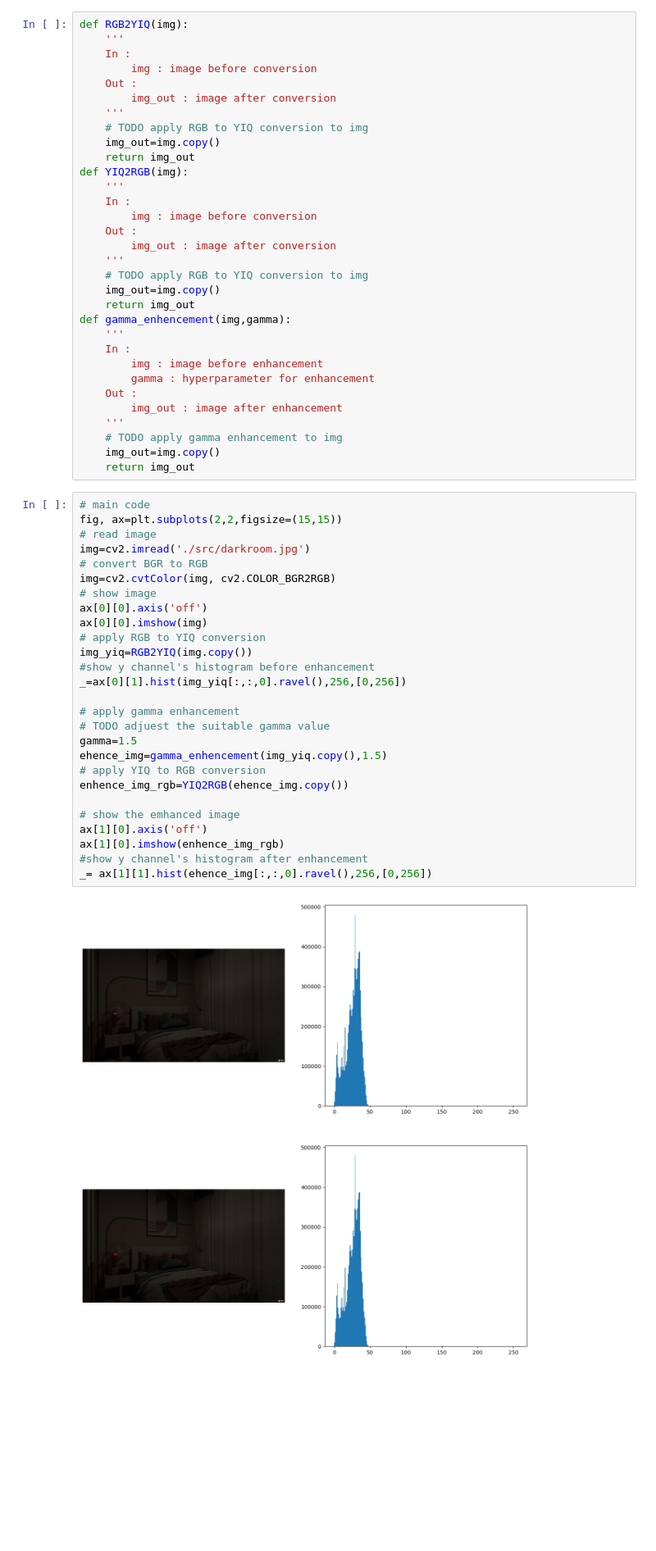
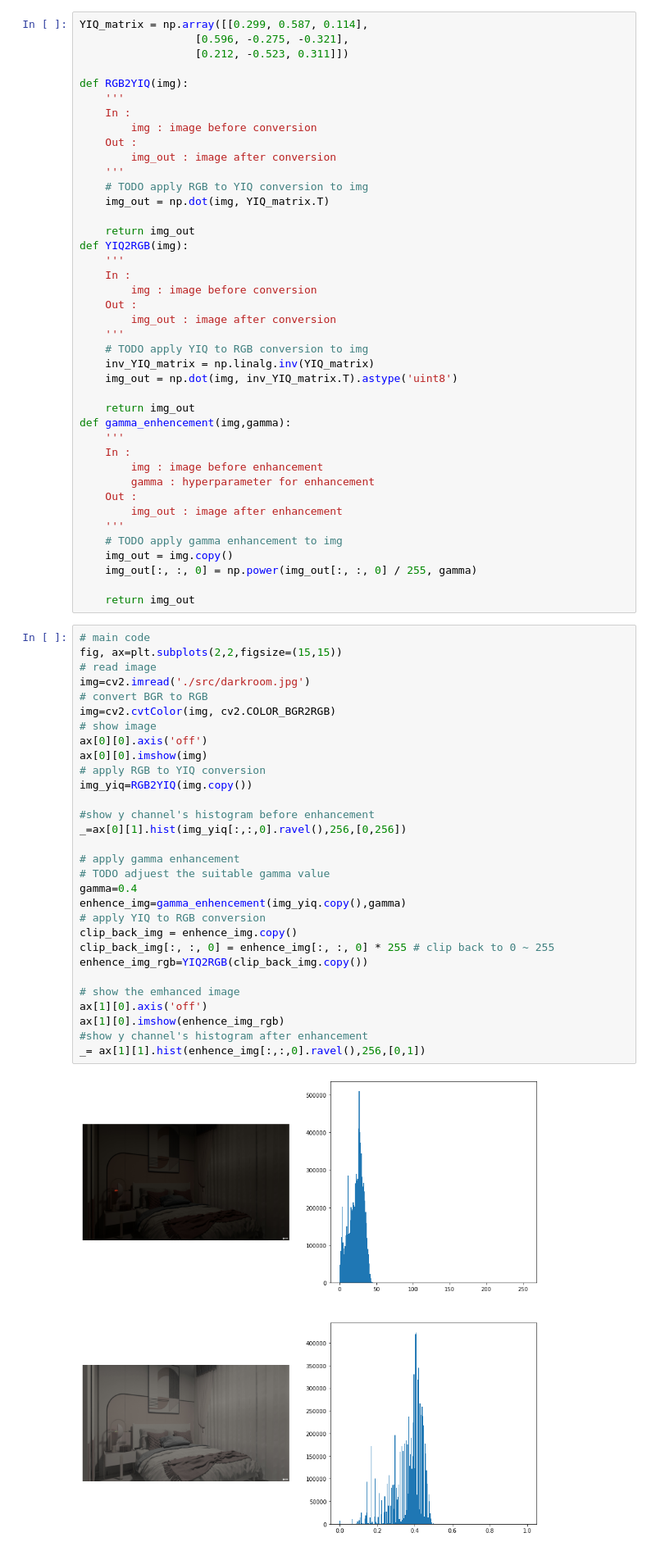
Before and after one commit to huiyuiui/MultimediaHw, a Jupyter notebook: HW1/HW1.ipynb, the cells around one changed output. Shown at 82% size. Cells and saved outputs as stored; diff of their text form; blank space fills up the shorter version.

Commit message:
complete gamma transform

```diff
--- a/HW1/HW1.ipynb
+++ b/HW1/HW1.ipynb
@@ -102,6 +103,10 @@ TODO ......
 ## **Question 2 - Image enhencement (30%)**
 implement the following steps to correct the image **dark room**. (You cannot use any built-in functions to perform the enhancement procedure)
 # %%
+YIQ_matrix = np.array([[0.299, 0.587, 0.114],
+                  [0.596, -0.275, -0.321],
+                  [0.212, -0.523, 0.311]])
+
 def RGB2YIQ(img):
     '''
     In :
@@ -110,7 +115,8 @@ def RGB2YIQ(img):
         img_out : image after conversion
     '''
     # TODO apply RGB to YIQ conversion to img
-    img_out=img.copy()
+    img_out = np.dot(img, YIQ_matrix.T)
+
     return img_out
 def YIQ2RGB(img):
     '''
@@ -119,8 +125,10 @@ def YIQ2RGB(img):
     Out :
         img_out : image after conversion
     '''
-    # TODO apply RGB to YIQ conversion to img
-    img_out=img.copy()
+    # TODO apply YIQ to RGB conversion to img
+    inv_YIQ_matrix = np.linalg.inv(YIQ_matrix)
+    img_out = np.dot(img, inv_YIQ_matrix.T).astype('uint8')
+
     return img_out
 def gamma_enhencement(img,gamma):
     '''
@@ -131,34 +139,39 @@ def gamma_enhencement(img,gamma):
         img_out : image after enhancement
     '''
     # TODO apply gamma enhancement to img
-    img_out=img.copy()
+    img_out = img.copy()
+    img_out[:, :, 0] = np.power(img_out[:, :, 0] / 255, gamma)
+
     return img_out
 # %%
 # main code
 fig, ax=plt.subplots(2,2,figsize=(15,15))
 # read image
 img=cv2.imread('./src/darkroom.jpg')
 # convert BGR to RGB
 img=cv2.cvtColor(img, cv2.COLOR_BGR2RGB)
 # show image
 ax[0][0].axis('off')
 ax[0][0].imshow(img)
 # apply RGB to YIQ conversion
 img_yiq=RGB2YIQ(img.copy())
+
 #show y channel's histogram before enhancement
 _=ax[0][1].hist(img_yiq[:,:,0].ravel(),256,[0,256])
 
 # apply gamma enhancement
 # TODO adjuest the suitable gamma value
-gamma=1.5
-ehence_img=gamma_enhencement(img_yiq.copy(),1.5)
+gamma=0.4
+enhence_img=gamma_enhencement(img_yiq.copy(),gamma)
 # apply YIQ to RGB conversion
-enhence_img_rgb=YIQ2RGB(ehence_img.copy())
+clip_back_img = enhence_img.copy()
+clip_back_img[:, :, 0] = enhence_img[:, :, 0] * 255 # clip back to 0 ~ 255
+enhence_img_rgb=YIQ2RGB(clip_back_img.copy())
 
 # show the emhanced image
 ax[1][0].axis('off')
 ax[1][0].imshow(enhence_img_rgb)
 #show y channel's histogram after enhancement
-_= ax[1][1].hist(ehence_img[:,:,0].ravel(),256,[0,256])
+_= ax[1][1].hist(enhence_img[:,:,0].ravel(),256,[0,1])
 # %% [output]
-[figure, old version]
+[figure, new version]
```
Also changed, not shown: parts of 5 cells of this notebook, 1 other file.
